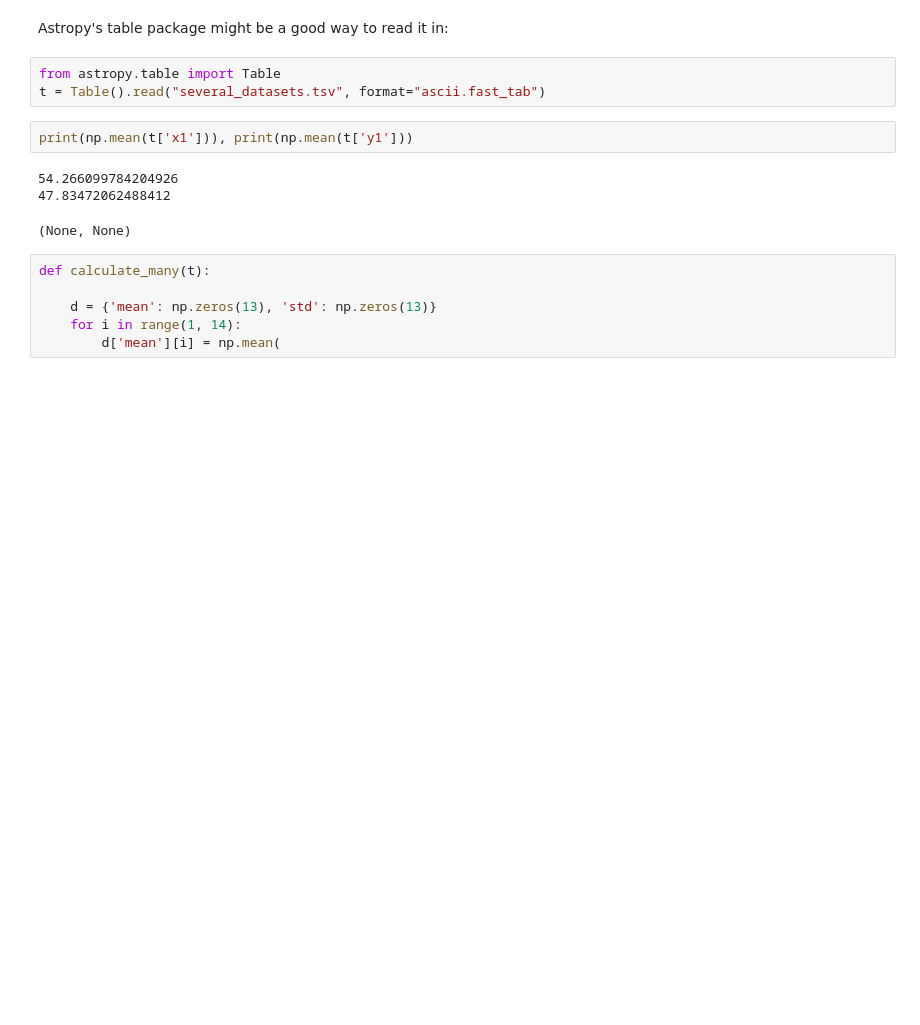
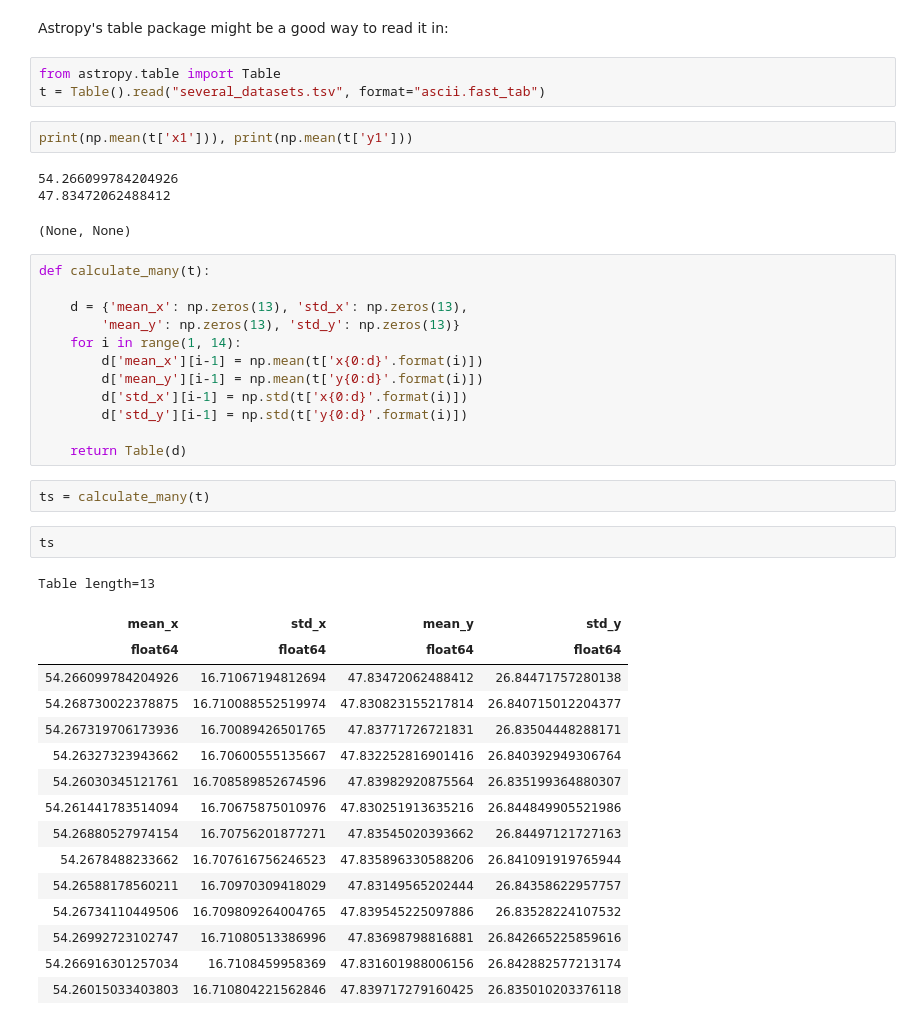
Before and after one commit to Yuri-C-Damasceno/MLD2025, a Jupyter notebook: Notebooks/MLD2025-04-Distribution illustrations.ipynb, the cells around one changed output. Drawn from its saved outputs; the diff is of its cells as text; blank space fills up the shorter version.

```diff
--- a/Notebooks/MLD2025-04-Distribution illustrations.ipynb
+++ b/Notebooks/MLD2025-04-Distribution illustrations.ipynb
@@ -205,9 +205,36 @@ print(np.mean(t['x1'])), print(np.mean(t['y1']))
 54.266099784204926
 47.83472062488412
 (None, None)
-# %%
-def calculate_many(t):
-
-    d = {'mean': np.zeros(13), 'std': np.zeros(13)}
-    for i in range(1, 14):
-        d['mean'][i] = np.mean(
+# %%
+def calculate_many(t):
+
+    d = {'mean_x': np.zeros(13), 'std_x': np.zeros(13),
+        'mean_y': np.zeros(13), 'std_y': np.zeros(13)}
+    for i in range(1, 14):
+        d['mean_x'][i-1] = np.mean(t['x{0:d}'.format(i)])
+        d['mean_y'][i-1] = np.mean(t['y{0:d}'.format(i)])
+        d['std_x'][i-1] = np.std(t['x{0:d}'.format(i)])
+        d['std_y'][i-1] = np.std(t['y{0:d}'.format(i)])
+
+    return Table(d)
+# %%
+ts = calculate_many(t)
+# %%
+ts
+# %% [output]
+Table length=13
+| mean_x | std_x | mean_y | std_y |
+| float64 | float64 | float64 | float64 |
+| 54.266099784204926 | 16.71067194812694 | 47.83472062488412 | 26.84471757280138 |
+| 54.268730022378875 | 16.710088552519974 | 47.830823155217814 | 26.840715012204377 |
+| 54.267319706173936 | 16.70089426501765 | 47.83771726721831 | 26.83504448288171 |
+| 54.26327323943662 | 16.70600555135667 | 47.832252816901416 | 26.840392949306764 |
+| 54.26030345121761 | 16.708589852674596 | 47.83982920875564 | 26.835199364880307 |
+| 54.261441783514094 | 16.70675875010976 | 47.830251913635216 | 26.844849905521986 |
+| 54.26880527974154 | 16.70756201877271 | 47.83545020393662 | 26.84497121727163 |
+| 54.2678488233662 | 16.707616756246523 | 47.835896330588206 | 26.841091919765944 |
+| 54.26588178560211 | 16.70970309418029 | 47.83149565202444 | 26.84358622957757 |
+| 54.26734110449506 | 16.709809264004765 | 47.839545225097886 | 26.83528224107532 |
+| 54.26992723102747 | 16.71080513386996 | 47.83698798816881 | 26.842665225859616 |
+| 54.266916301257034 | 16.7108459958369 | 47.831601988006156 | 26.842882577213174 |
+| 54.26015033403803 | 16.710804221562846 | 47.839717279160425 | 26.835010203376118 |
```
Also changed, not shown: 1 other file.
